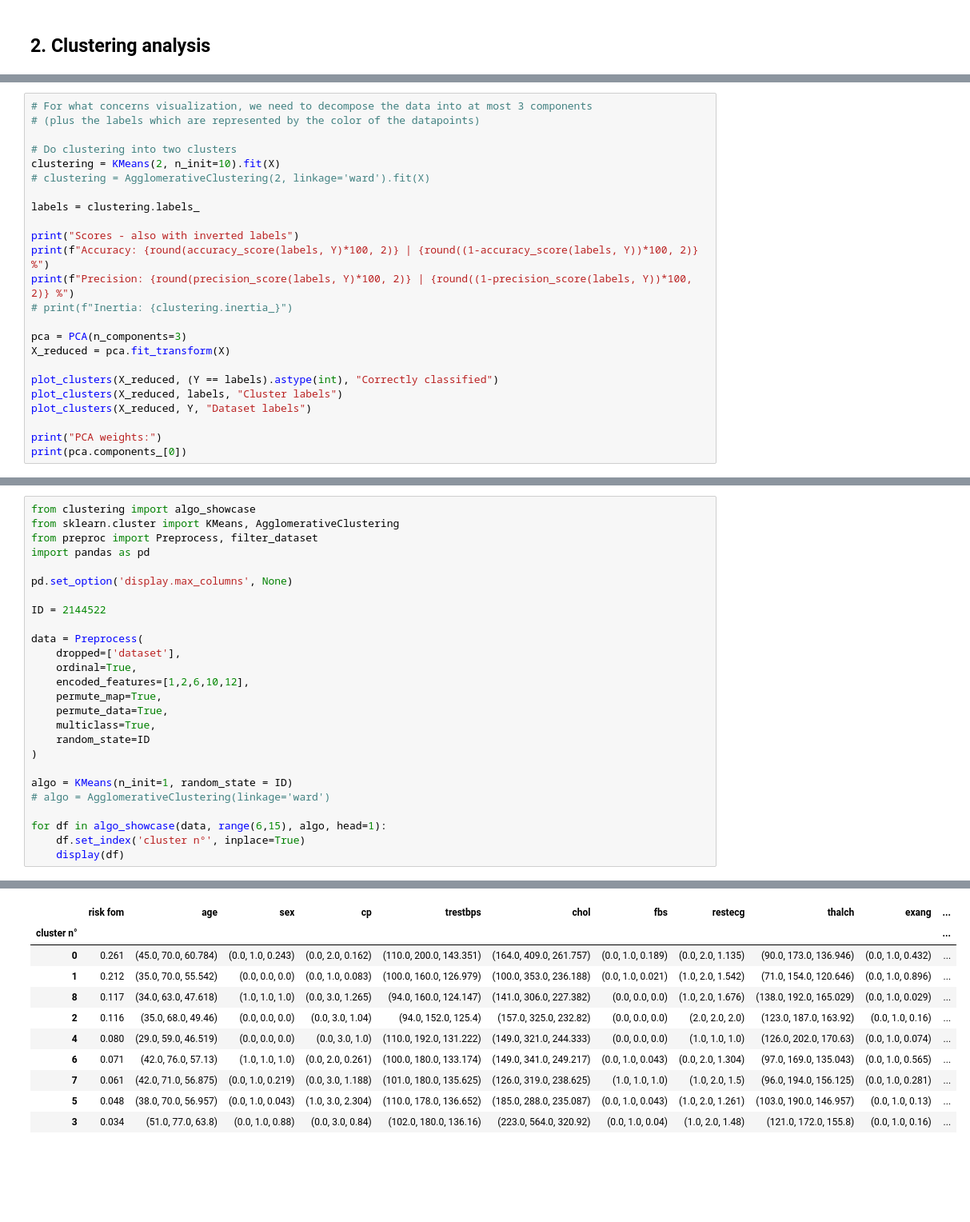
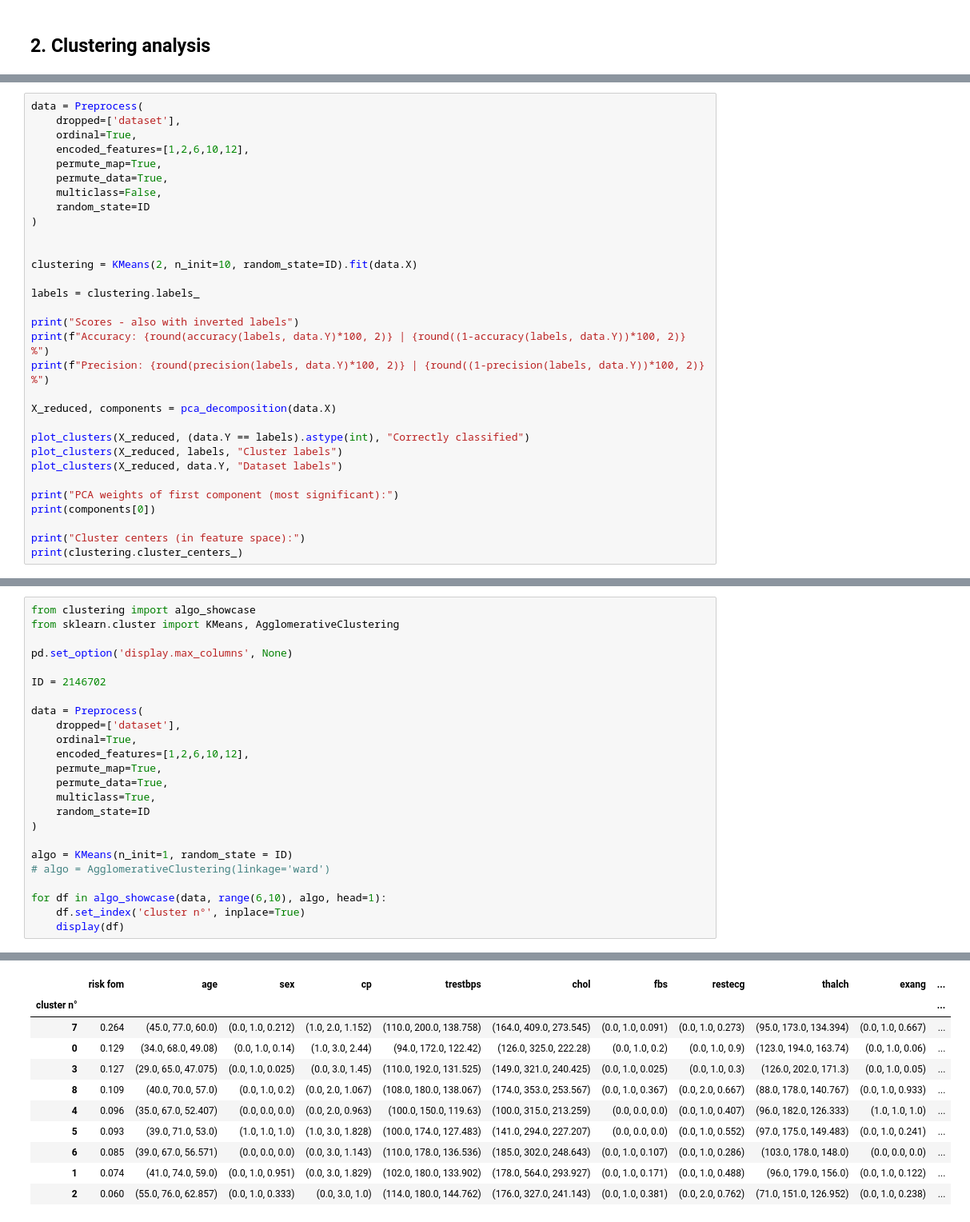
Before and after one commit to carlotoffoli/tdc_fp, a Jupyter notebook: main.ipynb, the cells around one changed output, grey strips where cells are left out. Shown at 80% size. Saved outputs shown, nothing was run; the diff lists cells and outputs as text; blank space fills up the shorter version.

Commit message:
[#9][#11][#5] Implemented cluster visual in main notebook, cleaned up old code

```diff
--- a/main.ipynb
+++ b/main.ipynb
@@ -96,25 +87,32 @@ Distribution of patients in test set: [33 28]
 # %%
-# For what concerns visualization, we need to decompose the data into at most 3 components
-# (plus the labels which are represented by the color of the datapoints)
+data = Preprocess(
+    dropped=['dataset'],
+    ordinal=True,
+    encoded_features=[1,2,6,10,12],
+    permute_map=True,
+    permute_data=True,
+    multiclass=False,
+    random_state=ID
+)
 
-# Do clustering into two clusters
-clustering = KMeans(2, n_init=10).fit(X)
-# clustering = AgglomerativeClustering(2, linkage='ward').fit(X)
+
+clustering = KMeans(2, n_init=10, random_state=ID).fit(data.X)
 
 labels = clustering.labels_
 
 print("Scores - also with inverted labels")
-print(f"Accuracy: {round(accuracy_score(labels, Y)*100, 2)} | {round((1-accuracy_score(labels, Y))*100, 2)} %")
-print(f"Precision: {round(precision_score(labels, Y)*100, 2)} | {round((1-precision_score(labels, Y))*100, 2)} %")
-# print(f"Inertia: {clustering.inertia_}")
+print(f"Accuracy: {round(accuracy(labels, data.Y)*100, 2)} | {round((1-accuracy(labels, data.Y))*100, 2)} %")
+print(f"Precision: {round(precision(labels, data.Y)*100, 2)} | {round((1-precision(labels, data.Y))*100, 2)} %")
 
-pca = PCA(n_components=3)
-X_reduced = pca.fit_transform(X)
+X_reduced, components = pca_decomposition(data.X)
 
-plot_clusters(X_reduced, (Y == labels).astype(int), "Correctly classified")
+plot_clusters(X_reduced, (data.Y == labels).astype(int), "Correctly classified")
 plot_clusters(X_reduced, labels, "Cluster labels")
-plot_clusters(X_reduced, Y, "Dataset labels")
+plot_clusters(X_reduced, data.Y, "Dataset labels")
 
-print("PCA weights:")
-print(pca.components_[0])
+print("PCA weights of first component (most significant):")
+print(components[0])
+
+print("Cluster centers (in feature space):")
+print(clustering.cluster_centers_)
 # %% [output]
@@ -128,12 +137,10 @@ Al variare del numero di cluster notare:
 # %%
 from clustering import algo_showcase
 from sklearn.cluster import KMeans, AgglomerativeClustering
-from preproc import Preprocess, filter_dataset
-import pandas as pd
 
 pd.set_option('display.max_columns', None)
 
-ID = 2144522
+ID = 2146702
 
 data = Preprocess(
     dropped=['dataset'],
@@ -148,7 +155,7 @@ data = Preprocess(
 algo = KMeans(n_init=1, random_state = ID)
 # algo = AgglomerativeClustering(linkage='ward')
 
-for df in algo_showcase(data, range(6,15), algo, head=1):
+for df in algo_showcase(data, range(6,10), algo, head=1):
     df.set_index('cluster n°', inplace=True)
     display(df)
 # %% [output]
@@ -196,12 +203,12 @@ Risk variance: 0.53
 Risk maxima: 0.26
 |  | risk fom | age | sex | cp | trestbps | chol | fbs | restecg | thalch | exang | ... |
 | cluster n° |  |  |  |  |  |  |  |  |  |  | ... |
-| 0 | 0.261 | (45.0, 70.0, 60.784) | (0.0, 1.0, 0.243) | (0.0, 2.0, 0.162) | (110.0, 200.0, 143.351) | (164.0, 409.0, 261.757) | (0.0, 1.0, 0.189) | (0.0, 2.0, 1.135) | (90.0, 173.0, 136.946) | (0.0, 1.0, 0.432) | ... |
-| 1 | 0.212 | (35.0, 70.0, 55.542) | (0.0, 0.0, 0.0) | (0.0, 1.0, 0.083) | (100.0, 160.0, 126.979) | (100.0, 353.0, 236.188) | (0.0, 1.0, 0.021) | (1.0, 2.0, 1.542) | (71.0, 154.0, 120.646) | (0.0, 1.0, 0.896) | ... |
-| 8 | 0.117 | (34.0, 63.0, 47.618) | (1.0, 1.0, 1.0) | (0.0, 3.0, 1.265) | (94.0, 160.0, 124.147) | (141.0, 306.0, 227.382) | (0.0, 0.0, 0.0) | (1.0, 2.0, 1.676) | (138.0, 192.0, 165.029) | (0.0, 1.0, 0.029) | ... |
-| 2 | 0.116 | (35.0, 68.0, 49.46) | (0.0, 0.0, 0.0) | (0.0, 3.0, 1.04) | (94.0, 152.0, 125.4) | (157.0, 325.0, 232.82) | (0.0, 0.0, 0.0) | (2.0, 2.0, 2.0) | (123.0, 187.0, 163.92) | (0.0, 1.0, 0.16) | ... |
-| 4 | 0.080 | (29.0, 59.0, 46.519) | (0.0, 0.0, 0.0) | (0.0, 3.0, 1.0) | (110.0, 192.0, 131.222) | (149.0, 321.0, 244.333) | (0.0, 0.0, 0.0) | (1.0, 1.0, 1.0) | (126.0, 202.0, 170.63) | (0.0, 1.0, 0.074) | ... |
-| 6 | 0.071 | (42.0, 76.0, 57.13) | (1.0, 1.0, 1.0) | (0.0, 2.0, 0.261) | (100.0, 180.0, 133.174) | (149.0, 341.0, 249.217) | (0.0, 1.0, 0.043) | (0.0, 2.0, 1.304) | (97.0, 169.0, 135.043) | (0.0, 1.0, 0.565) | ... |
-| 7 | 0.061 | (42.0, 71.0, 56.875) | (0.0, 1.0, 0.219) | (0.0, 3.0, 1.188) | (101.0, 180.0, 135.625) | (126.0, 319.0, 238.625) | (1.0, 1.0, 1.0) | (1.0, 2.0, 1.5) | (96.0, 194.0, 156.125) | (0.0, 1.0, 0.281) | ... |
-| 5 | 0.048 | (38.0, 70.0, 56.957) | (0.0, 1.0, 0.043) | (1.0, 3.0, 2.304) | (110.0, 178.0, 136.652) | (185.0, 288.0, 235.087) | (0.0, 1.0, 0.043) | (1.0, 2.0, 1.261) | (103.0, 190.0, 146.957) | (0.0, 1.0, 0.13) | ... |
-| 3 | 0.034 | (51.0, 77.0, 63.8) | (0.0, 1.0, 0.88) | (0.0, 3.0, 0.84) | (102.0, 180.0, 136.16) | (223.0, 564.0, 320.92) | (0.0, 1.0, 0.04) | (1.0, 2.0, 1.48) | (121.0, 172.0, 155.8) | (0.0, 1.0, 0.16) | ... |
+| 7 | 0.264 | (45.0, 77.0, 60.0) | (0.0, 1.0, 0.212) | (1.0, 2.0, 1.152) | (110.0, 200.0, 138.758) | (164.0, 409.0, 273.545) | (0.0, 1.0, 0.091) | (0.0, 1.0, 0.273) | (95.0, 173.0, 134.394) | (0.0, 1.0, 0.667) | ... |
+| 0 | 0.129 | (34.0, 68.0, 49.08) | (0.0, 1.0, 0.14) | (1.0, 3.0, 2.44) | (94.0, 172.0, 122.42) | (126.0, 325.0, 222.28) | (0.0, 1.0, 0.2) | (0.0, 1.0, 0.9) | (123.0, 194.0, 163.74) | (0.0, 1.0, 0.06) | ... |
+| 3 | 0.127 | (29.0, 65.0, 47.075) | (0.0, 1.0, 0.025) | (0.0, 3.0, 1.45) | (110.0, 192.0, 131.525) | (149.0, 321.0, 240.425) | (0.0, 1.0, 0.025) | (0.0, 1.0, 0.3) | (126.0, 202.0, 171.3) | (0.0, 1.0, 0.05) | ... |
+| 8 | 0.109 | (40.0, 70.0, 57.0) | (0.0, 1.0, 0.2) | (0.0, 2.0, 1.067) | (108.0, 180.0, 138.067) | (174.0, 353.0, 253.567) | (0.0, 1.0, 0.367) | (0.0, 2.0, 0.667) | (88.0, 178.0, 140.767) | (0.0, 1.0, 0.933) | ... |
+| 4 | 0.096 | (35.0, 67.0, 52.407) | (0.0, 0.0, 0.0) | (0.0, 2.0, 0.963) | (100.0, 150.0, 119.63) | (100.0, 315.0, 213.259) | (0.0, 0.0, 0.0) | (0.0, 1.0, 0.407) | (96.0, 182.0, 126.333) | (1.0, 1.0, 1.0) | ... |
+| 5 | 0.093 | (39.0, 71.0, 53.0) | (1.0, 1.0, 1.0) | (1.0, 3.0, 1.828) | (100.0, 174.0, 127.483) | (141.0, 294.0, 227.207) | (0.0, 0.0, 0.0) | (0.0, 1.0, 0.552) | (97.0, 175.0, 149.483) | (0.0, 1.0, 0.241) | ... |
+| 6 | 0.085 | (39.0, 67.0, 56.571) | (0.0, 0.0, 0.0) | (0.0, 3.0, 1.143) | (110.0, 178.0, 136.536) | (185.0, 302.0, 248.643) | (0.0, 1.0, 0.107) | (0.0, 1.0, 0.286) | (103.0, 178.0, 148.0) | (0.0, 0.0, 0.0) | ... |
+| 1 | 0.074 | (41.0, 74.0, 59.0) | (0.0, 1.0, 0.951) | (0.0, 3.0, 1.829) | (102.0, 180.0, 133.902) | (178.0, 564.0, 293.927) | (0.0, 1.0, 0.171) | (0.0, 1.0, 0.488) | (96.0, 179.0, 156.0) | (0.0, 1.0, 0.122) | ... |
+| 2 | 0.060 | (55.0, 76.0, 62.857) | (0.0, 1.0, 0.333) | (0.0, 3.0, 1.0) | (114.0, 180.0, 144.762) | (176.0, 327.0, 241.143) | (0.0, 1.0, 0.381) | (0.0, 2.0, 0.762) | (71.0, 151.0, 126.952) | (0.0, 1.0, 0.238) | ... |
```
Also changed, not shown: parts of 14 cells of this notebook, 4 other files.
